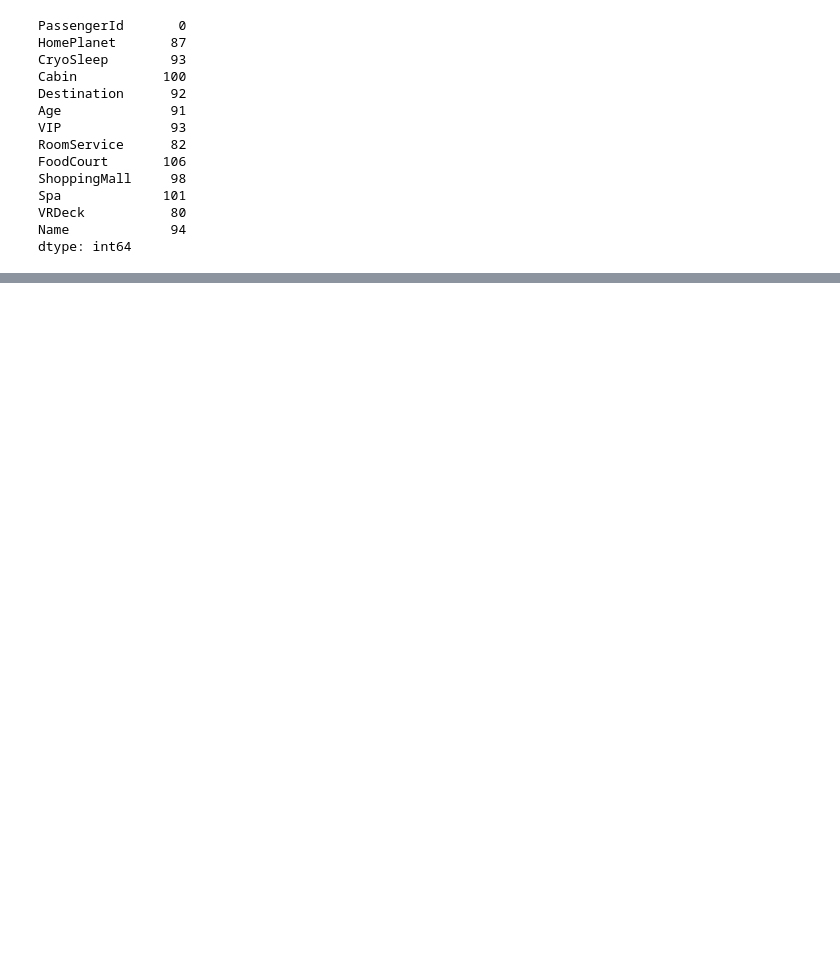
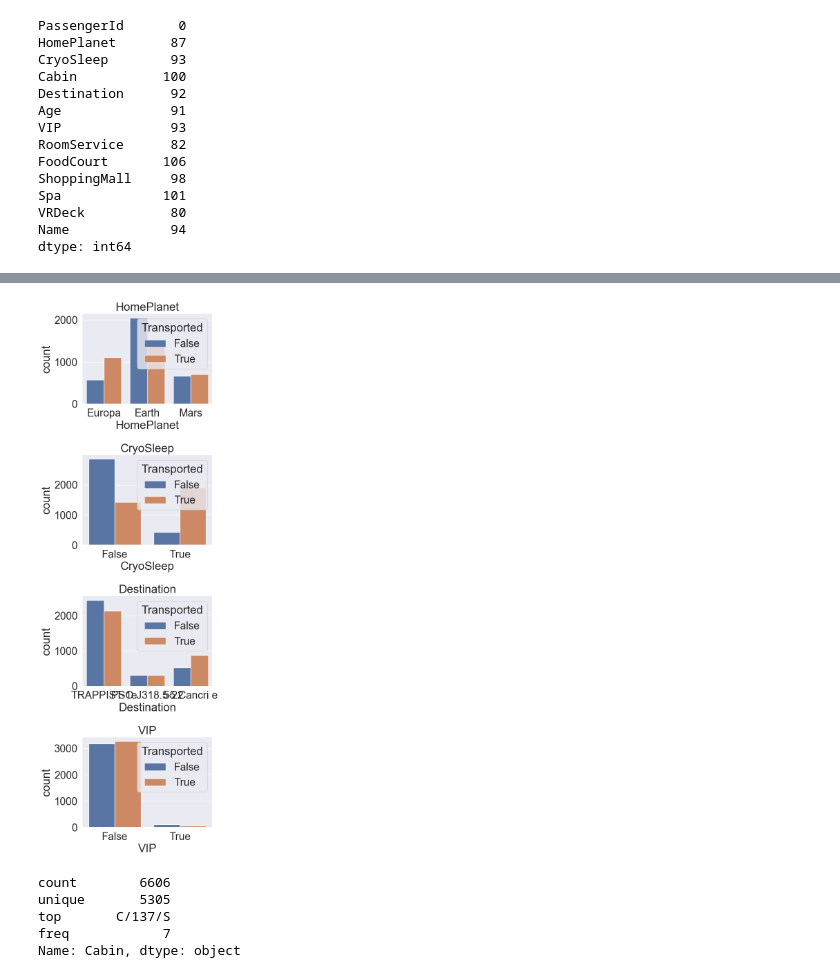
Before and after one commit to leiyese/spaceship_titanic_ml, a Jupyter notebook: main.ipynb, the cells around one changed output, grey strips where cells are left out. Saved outputs shown, nothing was run; the diff lists cells and outputs as text; code cells hidden in the pictures; blank space fills up the shorter version.

```diff
--- a/main.ipynb
+++ b/main.ipynb
@@ -110,0 +205,19 @@ dtype: int64
+# %%
+categorical_features = ['HomePlanet', 'CryoSleep', 'Destination', 'VIP']
+fig = plt.figure(figsize=(10,20))
+for i, var_name in enumerate(categorical_features):
+    ax=fig.add_subplot(5,2,2*i+1)
+    sns.countplot(data=df_train, x=var_name, axes=ax, hue='Transported')
+    ax.set_title(var_name)
+fig.tight_layout()
+plt.show()
+# %% [output]
+[figure, added]
+# %%
+df_train["Cabin"].describe()
+# %% [output]
+count        6606
+unique       5305
+top       C/137/S
+freq            7
+Name: Cabin, dtype: object
```
Also changed, not shown: parts of 19 cells of this notebook.
